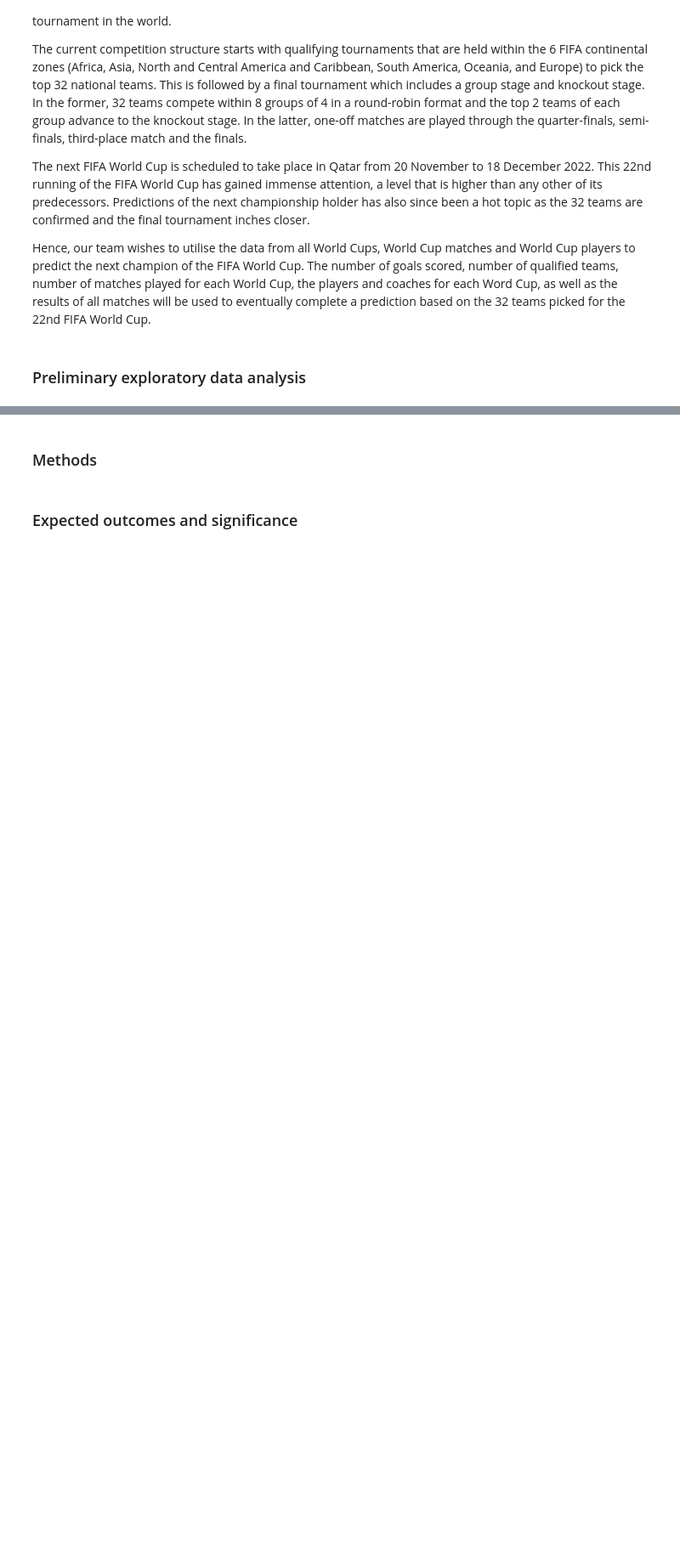
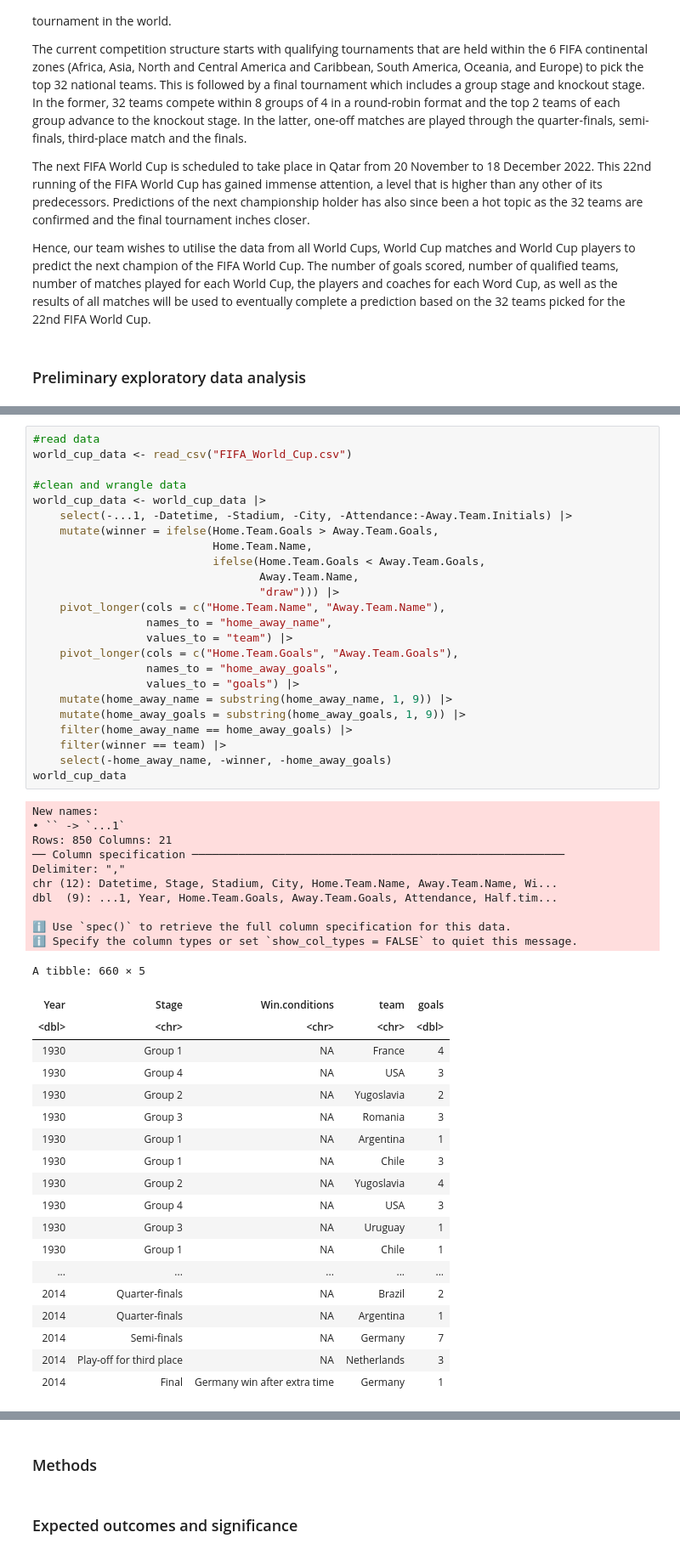
Before and after one commit to bowencu/dsci100groupproject, a Jupyter notebook: group_proposal.ipynb, the cells around one changed output, grey strips where cells are left out. Shown at 85% size. Cells and saved outputs as stored; diff of their text form; blank space fills up the shorter version.

```diff
--- a/group_proposal.ipynb
+++ b/group_proposal.ipynb
@@ -17,0 +39,54 @@ Hence, our team wishes to utilise the data from all World Cups, World Cup matche
+# %%
+#read data
+world_cup_data <- read_csv("FIFA_World_Cup.csv")
+
+#clean and wrangle data
+world_cup_data <- world_cup_data |>
+    select(-...1, -Datetime, -Stadium, -City, -Attendance:-Away.Team.Initials) |>
+    mutate(winner = ifelse(Home.Team.Goals > Away.Team.Goals,
+                           Home.Team.Name,
+                           ifelse(Home.Team.Goals < Away.Team.Goals,
+                                  Away.Team.Name,
+                                  "draw"))) |>
+    pivot_longer(cols = c("Home.Team.Name", "Away.Team.Name"),
+                 names_to = "home_away_name",
+                 values_to = "team") |>
+    pivot_longer(cols = c("Home.Team.Goals", "Away.Team.Goals"),
+                 names_to = "home_away_goals",
+                 values_to = "goals") |>
+    mutate(home_away_name = substring(home_away_name, 1, 9)) |>
+    mutate(home_away_goals = substring(home_away_goals, 1, 9)) |>
+    filter(home_away_name == home_away_goals) |>
+    filter(winner == team) |>
+    select(-home_away_name, -winner, -home_away_goals)
+world_cup_data
+# %% [output]
+New names:
+• `` -> `...1`
+Rows: 850 Columns: 21
+── Column specification ────────────────────────────────────────────────────────
+Delimiter: ","
+chr (12): Datetime, Stage, Stadium, City, Home.Team.Name, Away.Team.Name, Wi...
+dbl  (9): ...1, Year, Home.Team.Goals, Away.Team.Goals, Attendance, Half.tim...
+
+ℹ Use `spec()` to retrieve the full column specification for this data.
+ℹ Specify the column types or set `show_col_types = FALSE` to quiet this message.
+A tibble: 660 × 5
+| Year | Stage | Win.conditions | team | goals |
+| <dbl> | <chr> | <chr> | <chr> | <dbl> |
+| 1930 | Group 1 | NA | France | 4 |
+| 1930 | Group 4 | NA | USA | 3 |
+| 1930 | Group 2 | NA | Yugoslavia | 2 |
+| 1930 | Group 3 | NA | Romania | 3 |
+| 1930 | Group 1 | NA | Argentina | 1 |
+| 1930 | Group 1 | NA | Chile | 3 |
+| 1930 | Group 2 | NA | Yugoslavia | 4 |
+| 1930 | Group 4 | NA | USA | 3 |
+| 1930 | Group 3 | NA | Uruguay | 1 |
+| 1930 | Group 1 | NA | Chile | 1 |
+| ... | ... | ... | ... | ... |
+| 2014 | Quarter-finals | NA | Brazil | 2 |
+| 2014 | Quarter-finals | NA | Argentina | 1 |
+| 2014 | Semi-finals | NA | Germany | 7 |
+| 2014 | Play-off for third place | NA | Netherlands | 3 |
+| 2014 | Final | Germany win after extra time | Germany | 1 |
```
Also changed, not shown: parts of 4 cells of this notebook.
